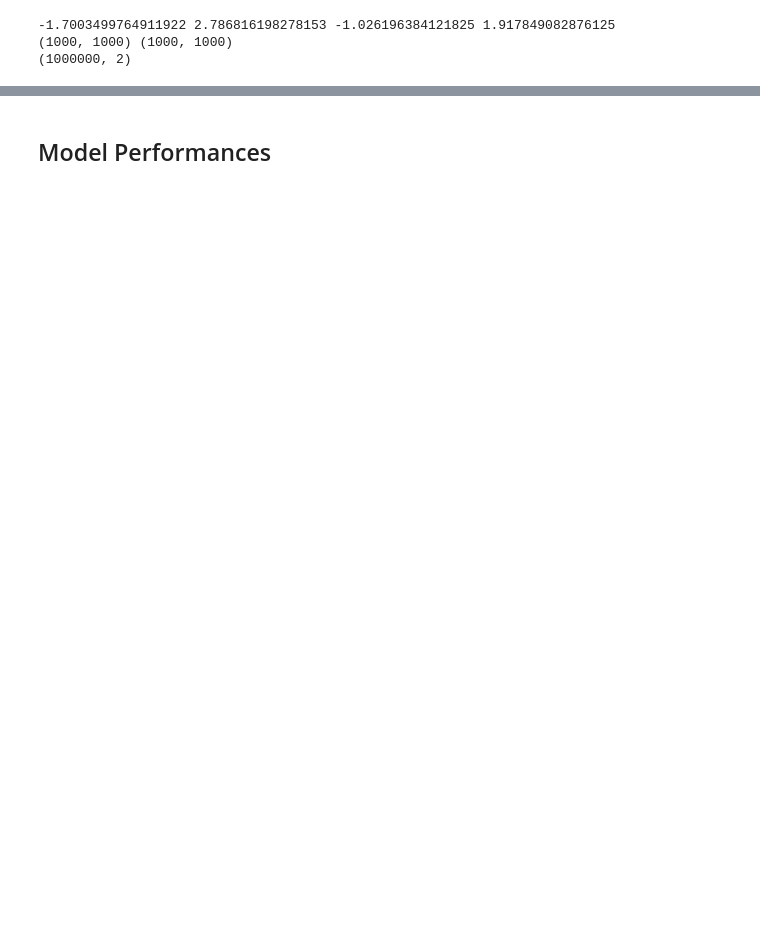
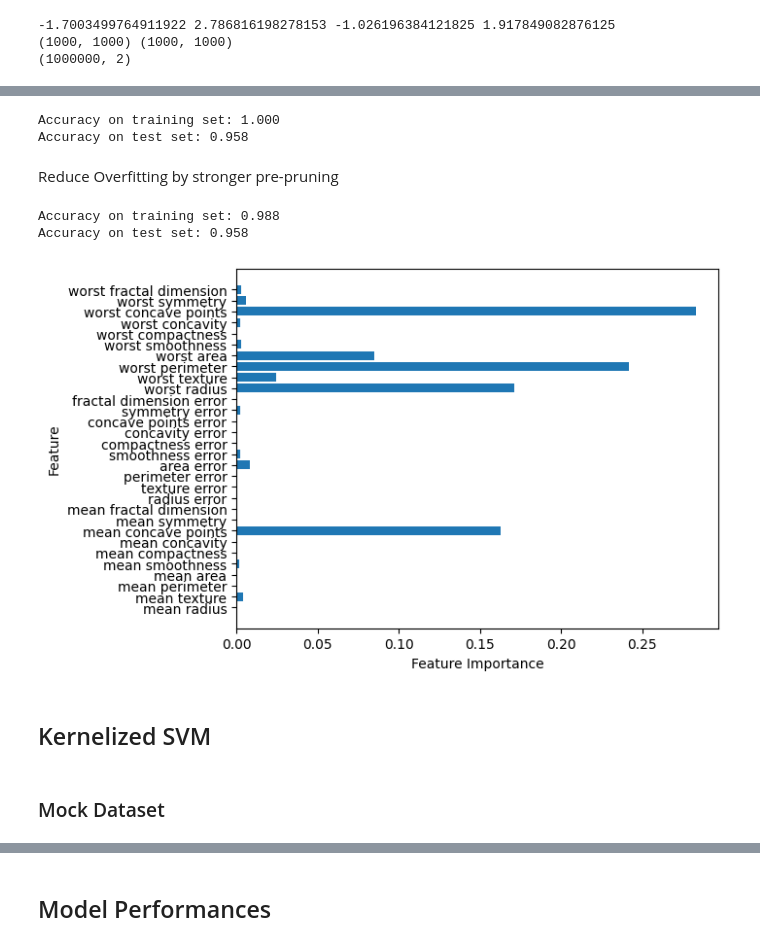
Before and after one commit to abhaykukade/ml_model_evaluation, a Jupyter notebook: supervised_classification.ipynb, the cells around one changed output, grey strips where cells are left out. Drawn from its saved outputs; the diff is of its cells as text; code cells hidden in the pictures; blank space fills up the shorter version.

```diff
--- a/supervised_classification.ipynb
+++ b/supervised_classification.ipynb
@@ -440,0 +444,6 @@ plt.tight_layout()
+# %%
+forest = RandomForestClassifier(n_estimators=100, random_state=0)
+forest.fit(X_train, y_train)
+
+print(f'Training score: {forest.score(X_train, y_train):.3f}')
+print(f'Test score: {forest.score(X_test, y_test):.3f}')
@@ -440,0 +459,8 @@ plt.tight_layout()
+# %%
+gbrt = GradientBoostingClassifier(random_state=0)
+gbrt.fit(X_train, y_train)
+print("Accuracy on training set: {:.3f}".format(gbrt.score(X_train, y_train)))
+print("Accuracy on test set: {:.3f}".format(gbrt.score(X_test, y_test)))
+# %% [output]
+Accuracy on training set: 1.000
+Accuracy on test set: 0.958
@@ -440,0 +471,11 @@ plt.tight_layout()
+# %% [markdown]
+Reduce Overfitting by stronger pre-pruning
+# %%
+# gbrt = GradientBoostingClassifier(random_state=0, max_depth=1)
+gbrt = GradientBoostingClassifier(random_state=0, max_depth=1, learning_rate=0.1)
+gbrt.fit(X_train, y_train)
+print("Accuracy on training set: {:.3f}".format(gbrt.score(X_train, y_train)))
+print("Accuracy on test set: {:.3f}".format(gbrt.score(X_test, y_test)))
+# %% [output]
+Accuracy on training set: 0.988
+Accuracy on test set: 0.958
@@ -440,0 +486,8 @@ plt.tight_layout()
+# %%
+plot_feature_importances_cancer(gbrt)
+# %% [output]
+[figure, added]
+# %% [markdown]
+## Kernelized SVM
+# %% [markdown]
+### Mock Dataset
```
Also changed, not shown: parts of 25 cells of this notebook.
